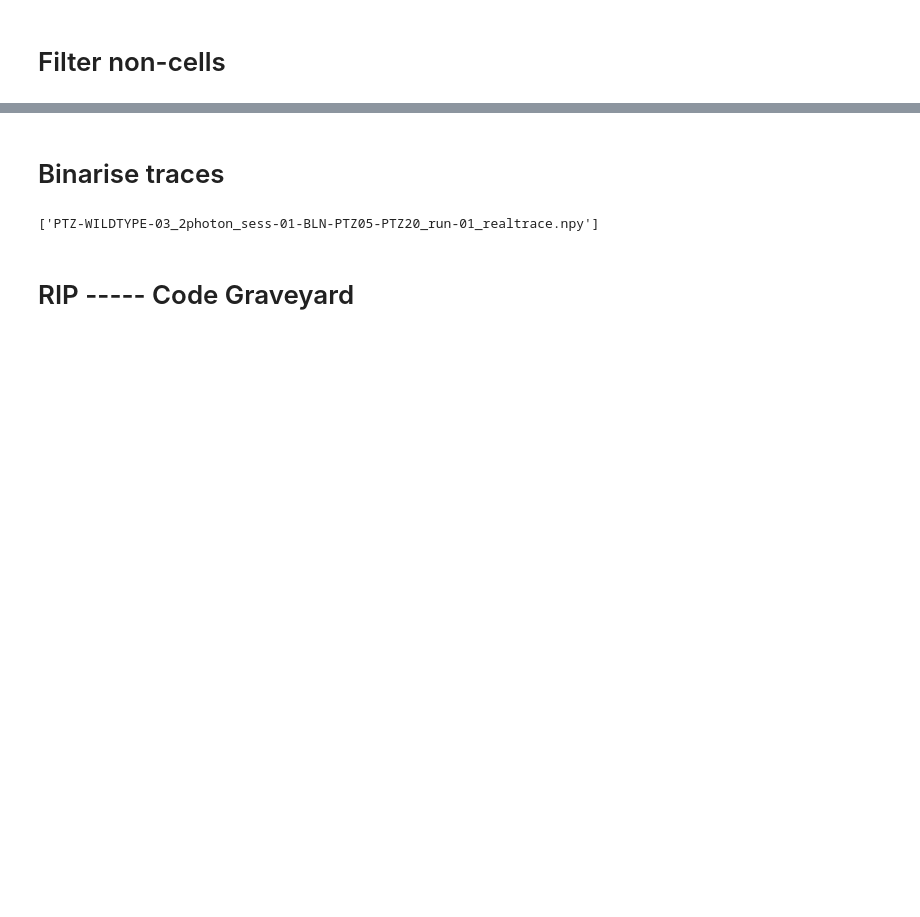
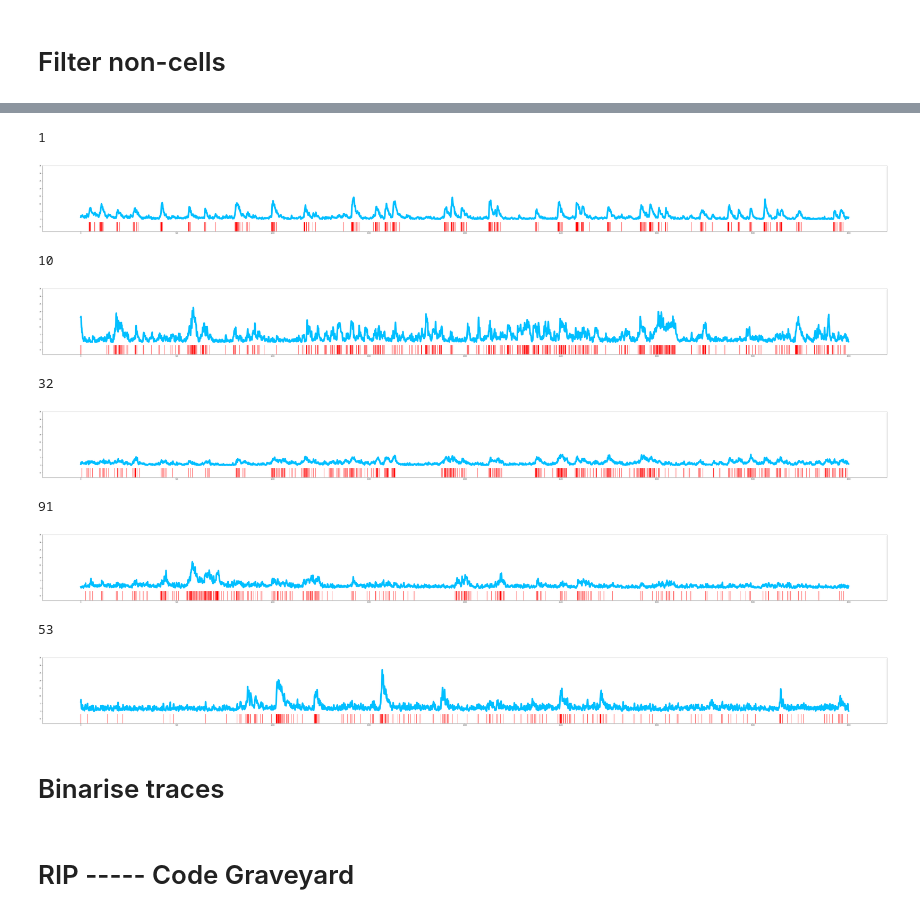
Before and after one commit to dafishcode/img_process, a Jupyter notebook: extract.ipynb, the cells around one changed output, grey strips where cells are left out. Saved outputs shown, nothing was run; the diff lists cells and outputs as text; code cells hidden in the pictures; blank space fills up the shorter version.

```diff
--- a/extract.ipynb
+++ b/extract.ipynb
@@ -187,0 +172,6 @@ fr = xfn.fish_save(experiment, Fcoord, Fish['Trace'], Fish['Coord'], Fish['Maxmi
+# %%
+# Choose path and create lists of coord and trace files
+#---------------------------------------------------------------------------
+os.chdir(Fdrop + 'Project/' + experiment)
+realtracelist = sorted(glob.glob('*_realtrace.npy'))
+realtracelist
@@ -187,0 +189,9 @@ fr = xfn.fish_save(experiment, Fcoord, Fish['Trace'], Fish['Coord'], Fish['Maxmi
+# %%
+for e in range(len(realtracelist)):
+    name = realtracelist[e]
+    mat = np.load(realtracelist[e])
+    dff_mat = np.zeros(mat.shape)
+    for i in range(mat.shape[0]):
+        dff_mat[i] = xfn.deltaff(mat[i], 0.05)
+    np.save(Fdrop + 'Project/' + experiment + os.sep + name[:name.find('run')+6] + '_' +'deltaff.npy', dff_mat)
+    print('Done ' + name)
@@ -188,11 +209,31 @@ fr = xfn.fish_save(experiment, Fcoord, Fish['Trace'], Fish['Coord'], Fish['Maxmi
+# %%
+name = 1, 10, 32, 91, 53
+# %%
+from scipy.ndimage import gaussian_filter1d
+count=0
+for i in name:
+    print(i)
+    trace_p = np.load(realtracelist[0])[i]
+    newtrace = deltaff(trace_p[:4000], 0.1)
+    plt.figure(figsize = (100,8))
+    y = gaussian_filter1d(newtrace, 0.8, axis = 0)
+    plt.plot(y, c = 'deepskyblue', linewidth = 11)
+    sks = np.load(skslist[0])[i]
+    for x in np.where(sks[:4000] == 1)[0]: plt.vlines(x=x,  alpha = 1, ymin = -8, ymax = -2, color = 'red', linewidth = 2)
+    plt.ylim(-8,35)
+    plt.savefig('firing_' + str(count) + '.png', transparent = True)
+    count+=1
+    plt.show()
+# %% [output]
+1
+[figure, added]
+10
+[figure, added]
+32
+[figure, added]
+91
+[figure, added]
+53
+[figure, added]
 # %% [markdown]
 # Binarise traces
-# %%
-# Choose path and create lists of coord and trace files
-#---------------------------------------------------------------------------
-experiment = 'PTZ-WILDTYPE'
-os.chdir(Fdrop + 'Project/' + experiment)
-realtracelist = sorted(glob.glob('*BLN-PTZ05-PTZ20*realtrace.npy'))
-realtracelist
-# %% [output]
-['PTZ-WILDTYPE-03_2photon_sess-01-BLN-PTZ05-PTZ20_run-01_realtrace.npy']
```
Also changed, not shown: parts of 16 cells of this notebook, 6 other files.
